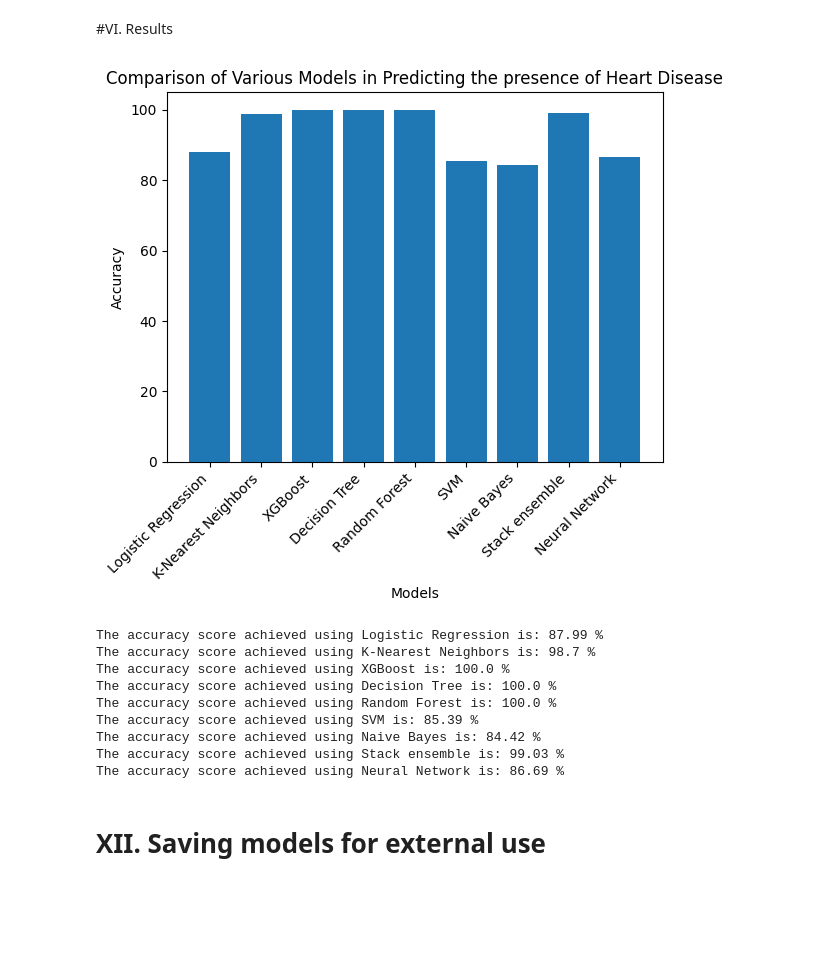
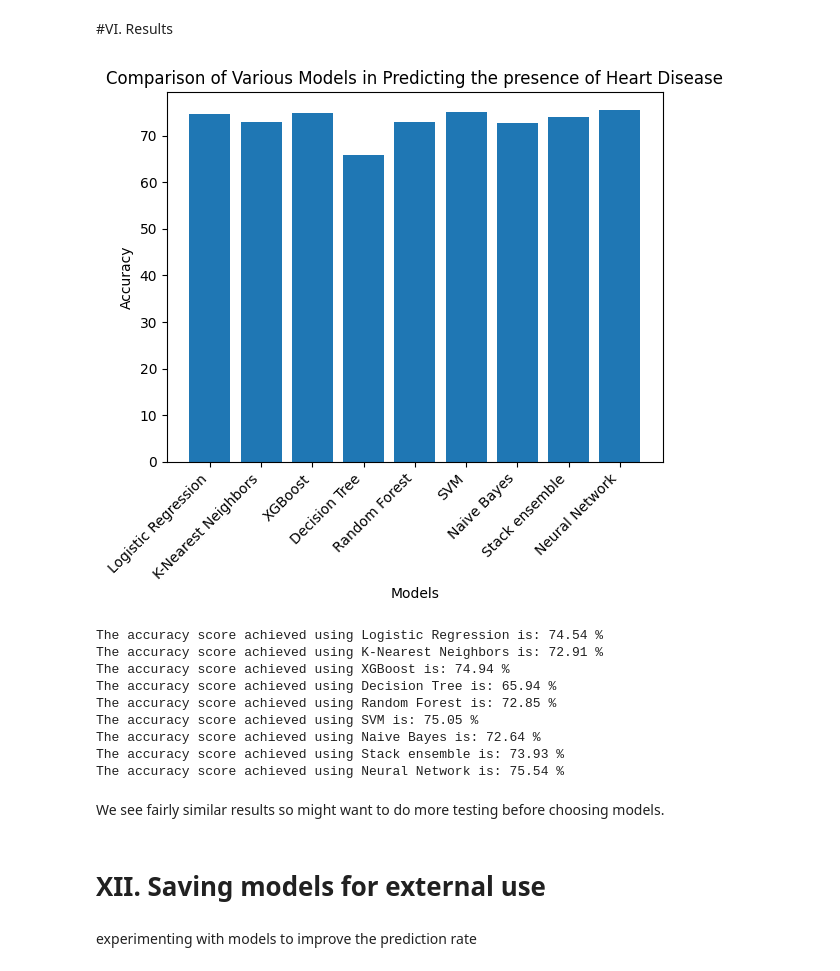
Before and after one commit to LorenzoResurreccion/Disease-Predictor, a Jupyter notebook: ML_Models/Diabetes_Model.ipynb, the cells around one changed output. Cells and saved outputs as stored; diff of their text form; code cells hidden in the pictures; blank space fills up the shorter version.

Commit message:
began training and comparing prediction models

```diff
--- a/ML_Models/Diabetes_Model.ipynb
+++ b/ML_Models/Diabetes_Model.ipynb
@@ -615,5 +604,5 @@ meta_model = xgb.XGBClassifier()
 # %%
 # Create and fit the StackingClassifier
 stacking_clf = StackingClassifier(estimators=base_models, final_estimator=meta_model, cv=5)
-stacking_clf.fit(Xn_train, Y_train) #used normalized data
+stacking_clf.fit(X_train, Y_train)
 # %% [output]
@@ -637,5 +643,5 @@ StackingClassifier(cv=5,
 # %%
-stack_Y_pred = stacking_clf.predict(Xn_test)
+stack_Y_pred = stacking_clf.predict(X_test)
 stack_acc = round(accuracy_score(stack_Y_pred,Y_test)*100,2)
 
 print(f"The accuracy score achieved using the Stack Ensemble is: {stack_acc} %")
@@ -648,8 +653,8 @@ The accuracy score achieved using the Stack Ensemble is: 99.03 %
 9. Neural Network
 # %%
 model = Sequential()
-model.add(Dense(11,activation='relu',input_dim=13))
-model.add(Dense(1,activation='sigmoid'))
+model.add(Dense(15,activation='relu',input_dim=17))
+model.add(Dense(units=1,activation='sigmoid'))
 
 model.compile(loss='binary_crossentropy',optimizer='adam',metrics=['accuracy'])
 # %%
@@ -659,4 +664,4 @@ X_train.shape
 # %%
-model.fit(X_train,Y_train,epochs=300, batch_size=32)
+model.fit(X_train,Y_train,epochs=300, batch_size=64)
 # %% [output]
 Epoch 1/300
@@ -696,32 +700,36 @@ The accuracy score achieved using Neural Network is: 86.69 %
 # %% [markdown]
 #VI. Results
 # %%
-#for display purposes, only the best model of each type shall be displayed
+#for display purposes
 model = ['Logistic Regression', 'K-Nearest Neighbors', 'XGBoost', 'Decision Tree',
          'Random Forest', 'SVM', 'Naive Bayes', 'Stack ensemble', 'Neural Network']
-accs = [lr_norm_acc, knn_acc, xgb_acc, dt_acc, rf_acc, svm_acc, nb_acc, stack_acc, nn_acc]
+accs = [lr_acc, knn_acc, xgb_acc, dt_acc, rf_acc, svm_acc, nb_acc, stack_acc, nn_acc]
 
 #display bar graph
 plt.bar(model, accs)
 plt.xticks(rotation=45, ha='right')
 plt.ylabel('Accuracy')
 plt.xlabel('Models')
 plt.title('Comparison of Various Models in Predicting the presence of Heart Disease')
 plt.show()
 
 #outputting actual accuracies below graph
 for i in range(len(model)):
     print(f"The accuracy score achieved using {model[i]} is: {accs[i]} %")
 # %% [output]
-[figure, old version]
+[figure, new version]
-The accuracy score achieved using Logistic Regression is: 87.99 %
-The accuracy score achieved using K-Nearest Neighbors is: 98.7 %
-The accuracy score achieved using XGBoost is: 100.0 %
-The accuracy score achieved using Decision Tree is: 100.0 %
-The accuracy score achieved using Random Forest is: 100.0 %
-The accuracy score achieved using SVM is: 85.39 %
-The accuracy score achieved using Naive Bayes is: 84.42 %
-The accuracy score achieved using Stack ensemble is: 99.03 %
-The accuracy score achieved using Neural Network is: 86.69 %
+The accuracy score achieved using Logistic Regression is: 74.54 %
+The accuracy score achieved using K-Nearest Neighbors is: 72.91 %
+The accuracy score achieved using XGBoost is: 74.94 %
+The accuracy score achieved using Decision Tree is: 65.94 %
+The accuracy score achieved using Random Forest is: 72.85 %
+The accuracy score achieved using SVM is: 75.05 %
+The accuracy score achieved using Naive Bayes is: 72.64 %
+The accuracy score achieved using Stack ensemble is: 73.93 %
+The accuracy score achieved using Neural Network is: 75.54 %
+# %% [markdown]
+We see fairly similar results so might want to do more testing before choosing models.
 # %% [markdown]
 # XII. Saving models for external use
+# %% [markdown]
+experimenting with models to improve the prediction rate
```
Also changed, not shown: parts of 39 cells of this notebook.
